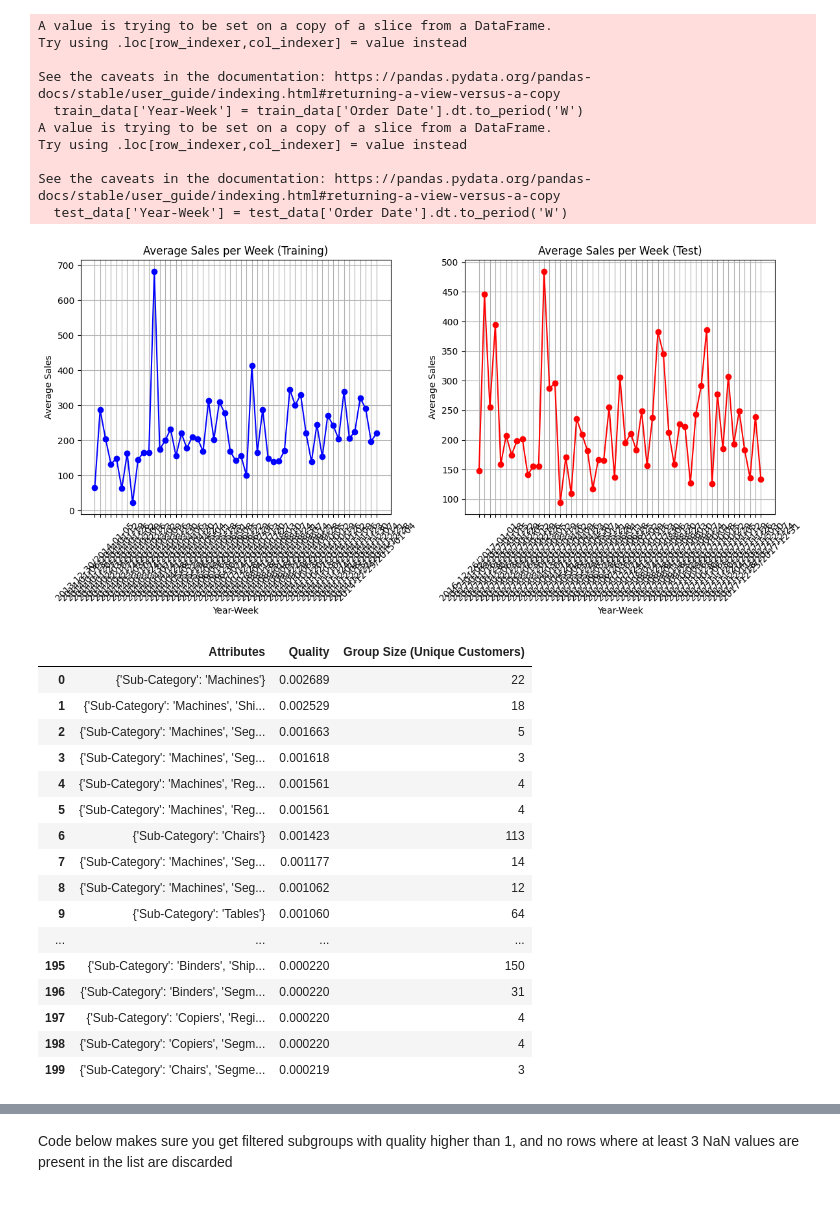
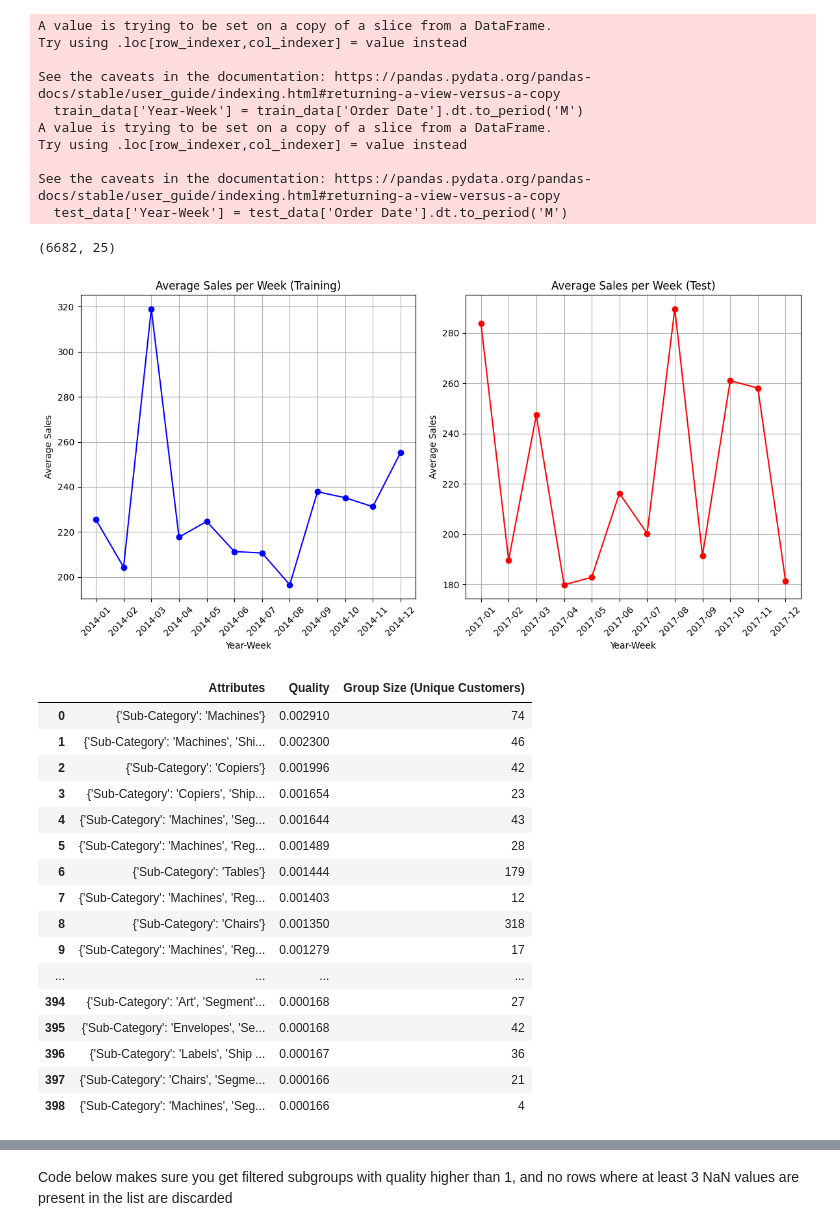
Before and after one commit to mauritzvanlingen/RTiDM-groep-2, a Jupyter notebook: subgroup_discovery.ipynb, the cells around one changed output, grey strips where cells are left out. Cells and saved outputs as stored; diff of their text form; code cells hidden in the pictures.

```diff
--- a/subgroup_discovery.ipynb
+++ b/subgroup_discovery.ipynb
@@ -1,6 +1,7 @@
 # %%
 import pandas as pd
 import matplotlib.pyplot as plt
+from datetime import datetime
 
 # Path to the CSV file
 file_path = r"C:\Users\Beheerder\Documents\DSAI master\Q5 Courses\Research Topics in Data mining\Sample - Superstore.csv"
@@ -15,7 +16,7 @@ df['Order Date'] = pd.to_datetime(df['Order Date'])
 def categorize_discount(discount):
     if discount == 0:
         return "No discount"
-    elif 0 < discount <= 0.2:  # Assuming 2% corresponds to 0.02 in the dataset
+    elif 0 < discount <= 0.2:  # Assuming 20% corresponds to 0.2 in the dataset
         return "Low discount"
     else:
         return "High discount"
@@ -27,16 +28,33 @@ df['Discount Category'] = df['Discount'].apply(categorize_discount)
 df['Month'] = df['Order Date'].dt.month  # Extract month as an integer (1 for January, 12 for December)
 df['Week Number'] = df['Order Date'].dt.isocalendar().week  # Extract ISO week number
 
-# Training dataset: all data with the same year, up to 31 December 2016 (the year doesn't matter, we select one)
-train_year = df['Order Date'].dt.year.min()  # Select the first year available in the dataset
-train_data = df[df['Order Date'].dt.year == train_year]
+# Adjust the 'Order Date' for all dates before 31 December 2016 to make them all in the year 2014
+cutoff_date = pd.Timestamp('2016-12-31')
+
+def adjust_to_2014(date):
+    # Handle leap year dates like Feb 29 by checking if the adjusted year supports that day
+    try:
+        if date <= cutoff_date:
+            return date.replace(year=2014)
+        else:
+            return date
+    except ValueError:
+        # If there is an invalid date, default to February 28
+        return datetime(2014, 2, 28)
+
+df['Order Date'] = df['Order Date'].apply(adjust_to_2014)
+
+# Now you can use 'Order Date Adjusted' for both the training and test datasets
+
+# Training dataset: all data with an adjusted order date before or on 31 December 2016
+train_data = df[df['Order Date'] <= cutoff_date]
 
 # Test dataset: all data with the order date after 31 December 2016
-test_data = df[df['Order Date'] > '2016-12-31']
+test_data = df[df['Order Date'] > cutoff_date]
 
 # Display the first few rows of the training dataset and the discount categories
 print("Training Data")
-train_data.head()
+print(train_data.shape)
 
 # Plot the distribution of discount categories in the training data
 def plot_discount_category_distribution(df):
@@ -82,8 +100,7 @@ def plot_week_distribution(df):
 plot_month_distribution(train_data)
 plot_week_distribution(train_data)
 
-
 print("Training Data")
-train_data.head()
+print(train_data.shape)
 # %% [output]
 Training Data
@@ -103,9 +115,9 @@ import pandas as pd
 import matplotlib.pyplot as plt
 
 # Extract the year-week format from 'Order Date' to group by week
-train_data['Year-Week'] = train_data['Order Date'].dt.to_period('W')
-test_data['Year-Week'] = test_data['Order Date'].dt.to_period('W')
-
+train_data['Year-Week'] = train_data['Order Date'].dt.to_period('M')
+test_data['Year-Week'] = test_data['Order Date'].dt.to_period('M')
+print(train_data.shape)
 # Group by 'Year-Week' and calculate the average sales per week for both datasets
 avg_sales_per_week_train = train_data.groupby('Year-Week')['Sales'].mean()
 avg_sales_per_week_test = test_data.groupby('Year-Week')['Sales'].mean()
@@ -115,36 +127,37 @@ plt.figure(figsize=(12, 6))
 
 plt.subplot(1, 2, 1)
 plt.plot(avg_sales_per_week_train.index.astype(str), avg_sales_per_week_train.values, marker='o', linestyle='-', color='b')
 plt.title('Average Sales per Week (Training)')
 plt.xlabel('Year-Week')
 plt.ylabel('Average Sales')
 plt.xticks(rotation=45)
 plt.grid(True)
 
 # Plot the average sales per week for the test dataset
 plt.subplot(1, 2, 2)
 plt.plot(avg_sales_per_week_test.index.astype(str), avg_sales_per_week_test.values, marker='o', linestyle='-', color='r')
 plt.title('Average Sales per Week (Test)')
 plt.xlabel('Year-Week')
 plt.ylabel('Average Sales')
 plt.xticks(rotation=45)
 plt.grid(True)
 
 # Adjust layout and display the plots
 plt.tight_layout()
 plt.show()
 # %% [output]
 A value is trying to be set on a copy of a slice from a DataFrame.
 Try using .loc[row_indexer,col_indexer] = value instead
 
 See the caveats in the documentation: https://pandas.pydata.org/pandas-docs/stable/user_guide/indexing.html#returning-a-view-versus-a-copy
-  train_data['Year-Week'] = train_data['Order Date'].dt.to_period('W')
+  train_data['Year-Week'] = train_data['Order Date'].dt.to_period('M')
 A value is trying to be set on a copy of a slice from a DataFrame.
 Try using .loc[row_indexer,col_indexer] = value instead
 
 See the caveats in the documentation: https://pandas.pydata.org/pandas-docs/stable/user_guide/indexing.html#returning-a-view-versus-a-copy
-  test_data['Year-Week'] = test_data['Order Date'].dt.to_period('W')
+  test_data['Year-Week'] = test_data['Order Date'].dt.to_period('M')
+(6682, 25)
-[figure, old version]
+[figure, new version]
 # %%
 import pandas as pd
 import numpy as np
@@ -231,7 +244,7 @@ def discover_subgroups(df, attributes, k=5):
 
 # Example: Subgroup discovery based on 'Sub-Category', 'Segment', 'Region', and 'Ship Mode'
 attributes = ['Sub-Category', 'Segment', 'Region', 'Ship Mode']  # Variables for subgroup discovery
-best_subgroups_train = discover_subgroups(train_data, attributes, k=200)
+best_subgroups_train = discover_subgroups(train_data, attributes, k=500)
 
 # Convert the list of dictionaries (best_subgroups) into a DataFrame for better visualization
 subgroup_details_df_train = pd.DataFrame(best_subgroups_train)
@@ -243,22 +256,22 @@ pd.set_option('display.max_rows', None)
 subgroup_details_df_train
 # %% [output]
 |  | Attributes | Quality | Group Size (Unique Customers) |
-| 0 | {'Sub-Category': 'Machines'} | 0.002689 | 22 |
-| 1 | {'Sub-Category': 'Machines', 'Shi... | 0.002529 | 18 |
-| 2 | {'Sub-Category': 'Machines', 'Seg... | 0.001663 | 5 |
-| 3 | {'Sub-Category': 'Machines', 'Seg... | 0.001618 | 3 |
-| 4 | {'Sub-Category': 'Machines', 'Reg... | 0.001561 | 4 |
-| 5 | {'Sub-Category': 'Machines', 'Reg... | 0.001561 | 4 |
-| 6 | {'Sub-Category': 'Chairs'} | 0.001423 | 113 |
-| 7 | {'Sub-Category': 'Machines', 'Seg... | 0.001177 | 14 |
-| 8 | {'Sub-Category': 'Machines', 'Seg... | 0.001062 | 12 |
-| 9 | {'Sub-Category': 'Tables'} | 0.001060 | 64 |
+| 0 | {'Sub-Category': 'Machines'} | 0.002910 | 74 |
+| 1 | {'Sub-Category': 'Machines', 'Shi... | 0.002300 | 46 |
+| 2 | {'Sub-Category': 'Copiers'} | 0.001996 | 42 |
+| 3 | {'Sub-Category': 'Copiers', 'Ship... | 0.001654 | 23 |
+| 4 | {'Sub-Category': 'Machines', 'Seg... | 0.001644 | 43 |
+| 5 | {'Sub-Category': 'Machines', 'Reg... | 0.001489 | 28 |
+| 6 | {'Sub-Category': 'Tables'} | 0.001444 | 179 |
+| 7 | {'Sub-Category': 'Machines', 'Reg... | 0.001403 | 12 |
+| 8 | {'Sub-Category': 'Chairs'} | 0.001350 | 318 |
+| 9 | {'Sub-Category': 'Machines', 'Reg... | 0.001279 | 17 |
 | ... | ... | ... | ... |
-| 195 | {'Sub-Category': 'Binders', 'Ship... | 0.000220 | 150 |
-| 196 | {'Sub-Category': 'Binders', 'Segm... | 0.000220 | 31 |
-| 197 | {'Sub-Category': 'Copiers', 'Regi... | 0.000220 | 4 |
-| 198 | {'Sub-Category': 'Copiers', 'Segm... | 0.000220 | 4 |
-| 199 | {'Sub-Category': 'Chairs', 'Segme... | 0.000219 | 3 |
+| 394 | {'Sub-Category': 'Art', 'Segment'... | 0.000168 | 27 |
+| 395 | {'Sub-Category': 'Envelopes', 'Se... | 0.000168 | 42 |
+| 396 | {'Sub-Category': 'Labels', 'Ship ... | 0.000167 | 36 |
+| 397 | {'Sub-Category': 'Chairs', 'Segme... | 0.000166 | 21 |
+| 398 | {'Sub-Category': 'Machines', 'Seg... | 0.000166 | 4 |
 # %%
 import pandas as pd
 import numpy as np
```
Also changed, not shown: parts of 7 cells of this notebook.
